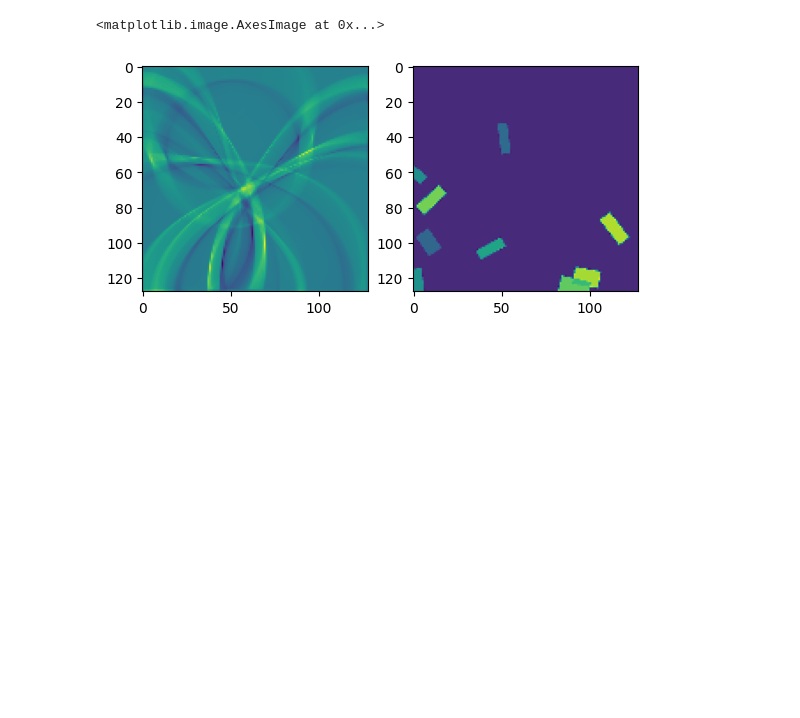
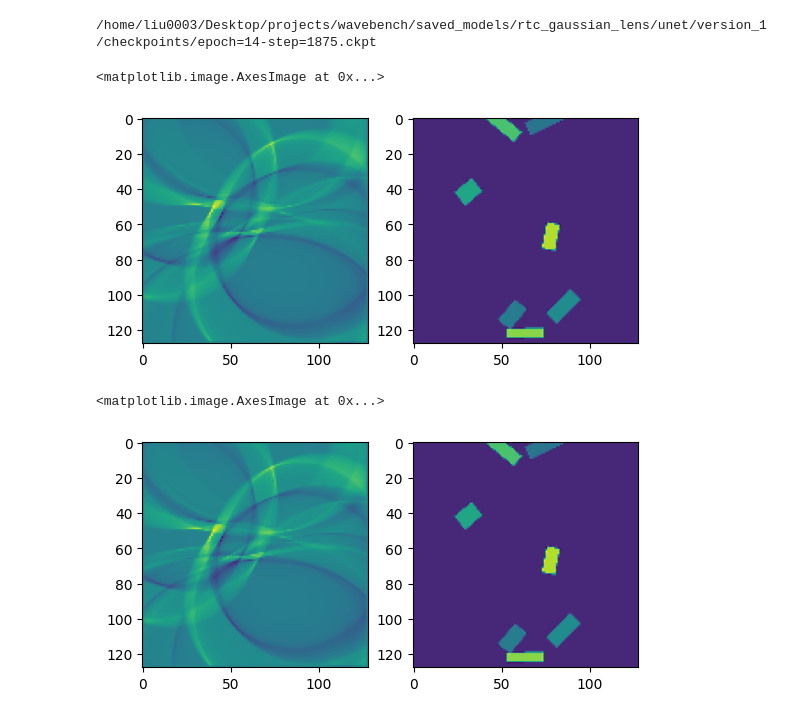
Before and after one commit to wavebench/wavebench, a Jupyter notebook: notebooks/demo-eval-rtc.ipynb, the cells around one changed output. Saved outputs shown, nothing was run; the diff lists cells and outputs as text; code cells hidden in the pictures; blank space fills up the shorter version.

```diff
--- a/notebooks/demo-eval-rtc.ipynb
+++ b/notebooks/demo-eval-rtc.ipynb
@@ -15,4 +15,8 @@ version = 1
 model_save_dir = f'{wavebench_path}/saved_models/{task}_{medium}/{model}/version_{version}/'
 
 checkpoint = list(pathlib.Path(f'{model_save_dir}/checkpoints').glob('*.ckpt'))[0]
+
+print(checkpoint)
+# %% [output]
+/home/liu0003/Desktop/projects/wavebench/saved_models/rtc_gaussian_lens/unet/version_1/checkpoints/epoch=14-step=1875.ckpt
 # %%
@@ -21,8 +32,4 @@ net =  LitModel.load_from_checkpoint(
 # %%
-if task == 'rtc':
-    loaders = get_dataloaders_rtc_thick_lines(
-    medium_type=medium)
-
 idx = 1
 a, b = loaders['train'].dataset.__getitem__(idx)
 
@@ -32,4 +39,15 @@ axes[0].imshow(a.squeeze().numpy())
 axes[1].imshow(b.squeeze().numpy())#'gaussian_lens'
 # %% [output]
 <matplotlib.image.AxesImage at 0x...>
-[figure, old version]
+[figure, new version]
+# %%
+idx = 1
+a, b = loaders['train'].dataset.__getitem__(idx)
+
+fig, axes = plt.subplots(1, 2)
+
+axes[0].imshow(a.squeeze().numpy())
+axes[1].imshow(b.squeeze().numpy())#'gaussian_lens'
+# %% [output]
+<matplotlib.image.AxesImage at 0x...>
+[figure, added]
```
Also changed, not shown: parts of 7 cells of this notebook, 24 other files.
